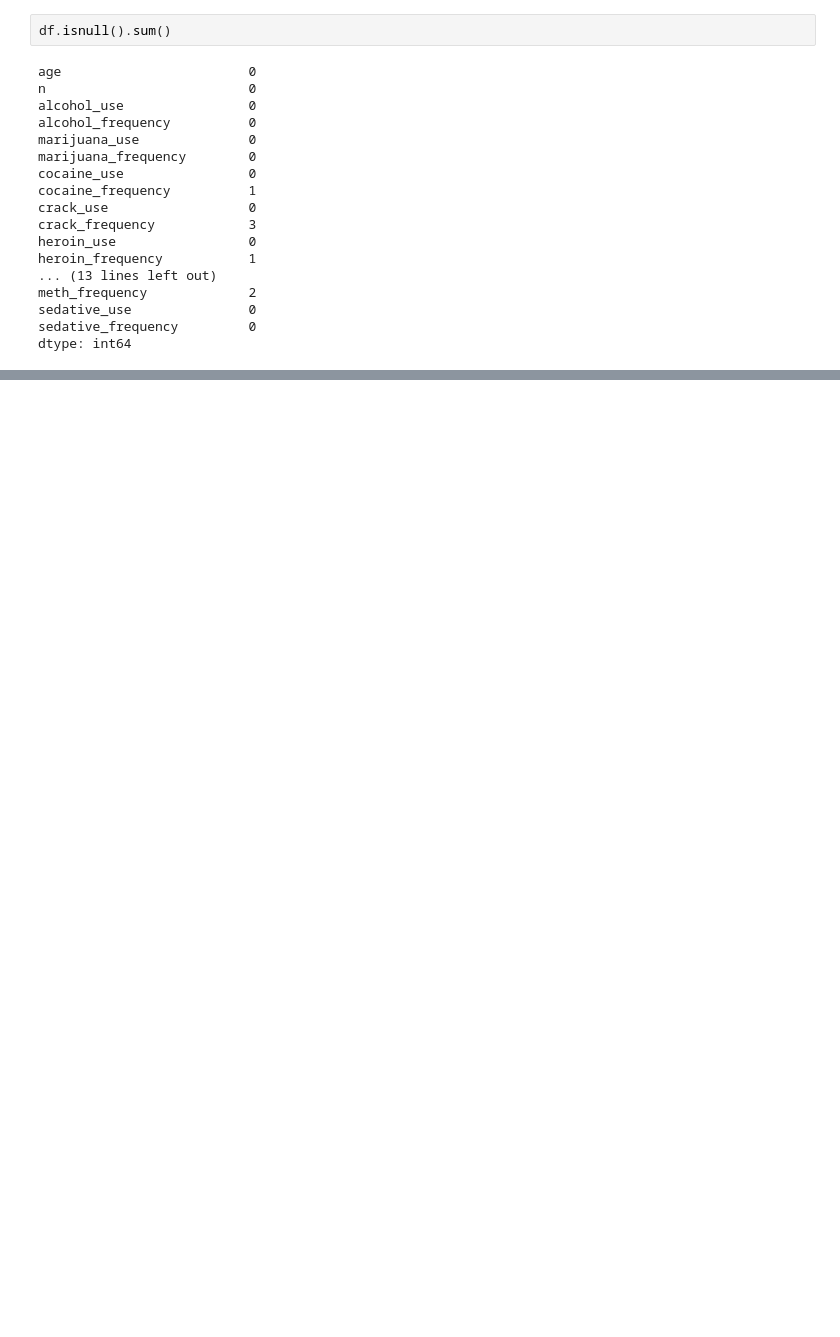
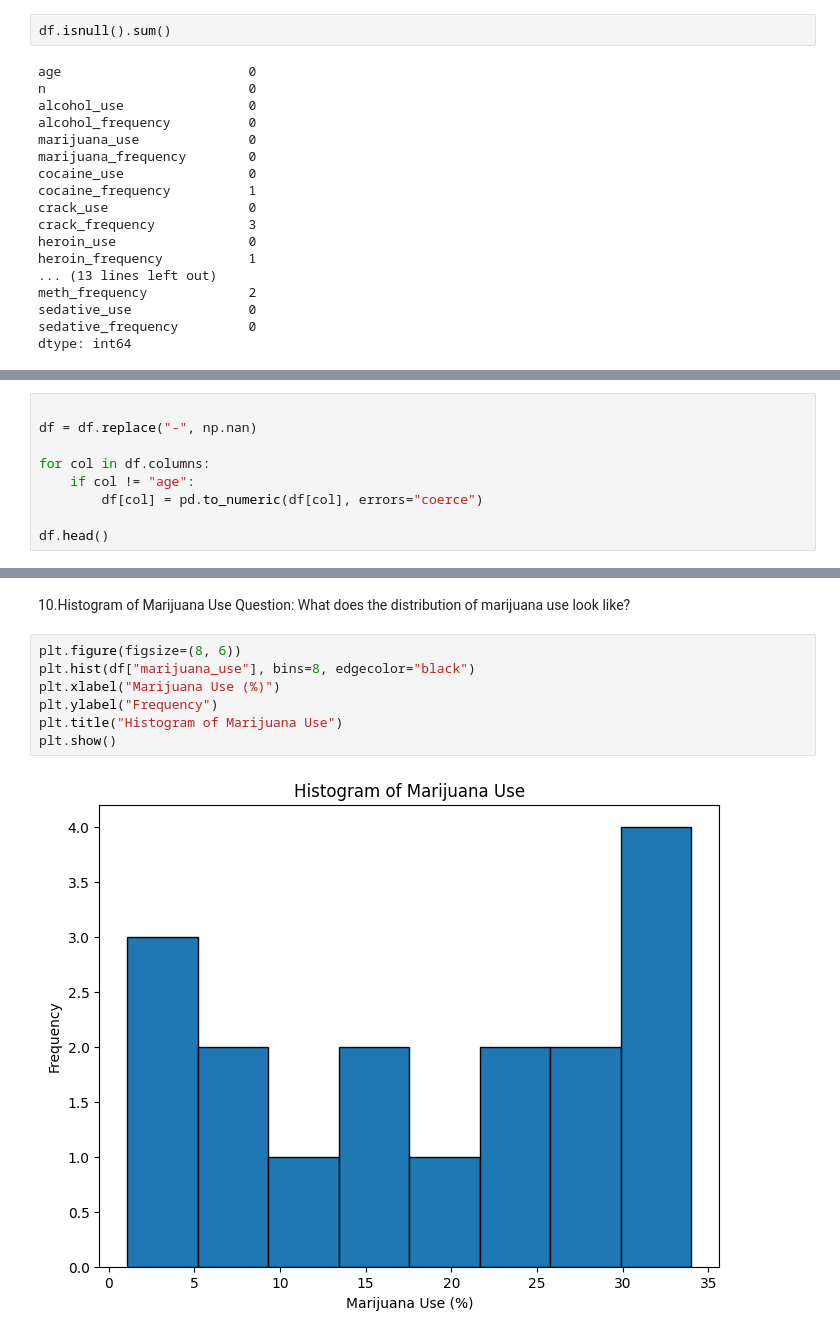
Before and after one commit to Dwoyessa/Debisa-woyessa-youth-substance-use-analysis, a Jupyter notebook: EDA.ipynb, the cells around one changed output, grey strips where cells are left out. Saved outputs shown, nothing was run; the diff lists cells and outputs as text; blank space fills up the shorter version.

```diff
--- a/EDA.ipynb
+++ b/EDA.ipynb
@@ -145,0 +117,9 @@ Index(['age', 'n', 'alcohol_use', 'alcohol_frequency', 'marijuana_use',
+# %%
+
+df = df.replace("-", np.nan)
+
+for col in df.columns:
+    if col != "age":
+        df[col] = pd.to_numeric(df[col], errors="coerce")
+
+df.head()
@@ -145,0 +204,11 @@ Index(['age', 'n', 'alcohol_use', 'alcohol_frequency', 'marijuana_use',
+# %% [markdown]
+10.Histogram of Marijuana Use Question: What does the distribution of marijuana use look like?
+# %%
+plt.figure(figsize=(8, 6))
+plt.hist(df["marijuana_use"], bins=8, edgecolor="black")
+plt.xlabel("Marijuana Use (%)")
+plt.ylabel("Frequency")
+plt.title("Histogram of Marijuana Use")
+plt.show()
+# %% [output]
+[figure, added]
```
Also changed, not shown: parts of 48 cells of this notebook.
